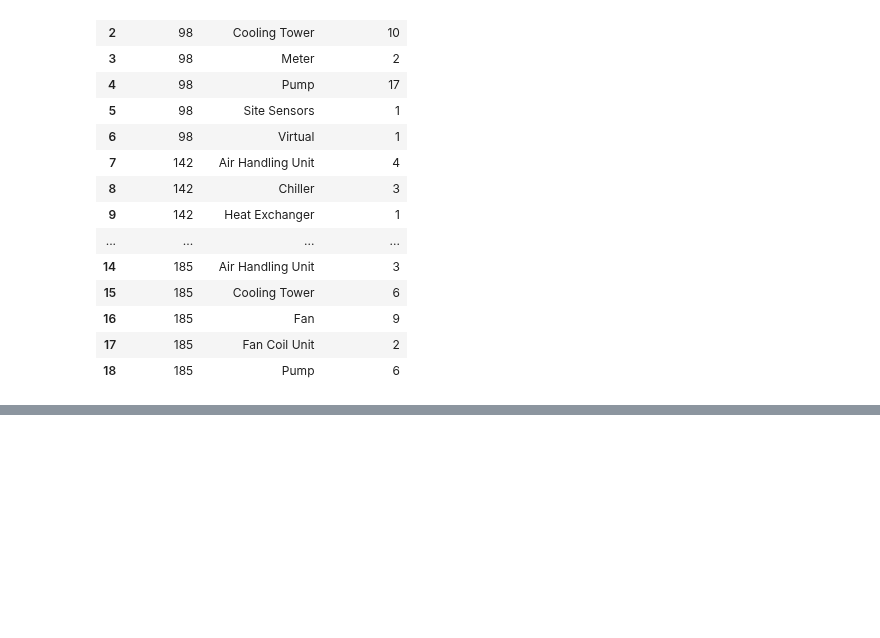
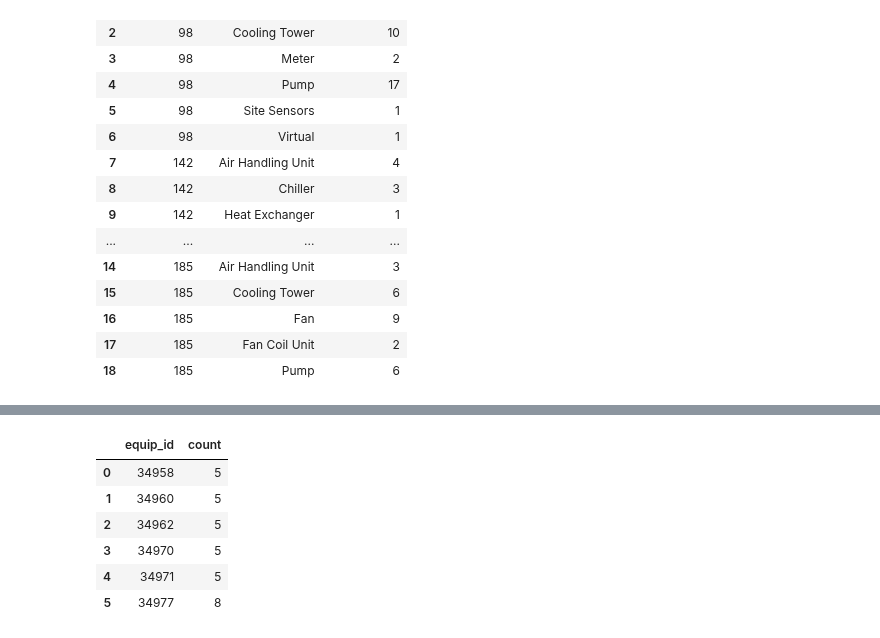
Before and after one commit to yairg98/Data-Driven-Problem-Solving, a Jupyter notebook: Assignments/FinalProjectNotebook.ipynb, the cells around one changed output, grey strips where cells are left out. Saved outputs shown, nothing was run; the diff lists cells and outputs as text; code cells hidden in the pictures; blank space fills up the shorter version.

```diff
--- a/Assignments/FinalProjectNotebook.ipynb
+++ b/Assignments/FinalProjectNotebook.ipynb
@@ -296,0 +275,27 @@ result_points
+# %%
+# Specify ID of building to search for
+building_id = 185
+
+# Choose equipment types to include in search (by abbreviation)
+equip_abbrs = ['CT']
+
+# Get all equipment to include in search
+building_equipment = pd.DataFrame(client.get_building_equipment(building_id))
+query_equip = building_equipment[building_equipment['equip_type_abbr'].isin(equip_abbrs)]
+
+# Select all points for chosen equipment
+query = PointSelector()
+query.equipment = list(query_equip['id'])
+result = client.select_points(query)
+result_points = pd.DataFrame(client.get_points_by_ids(result['points']))
+
+# Show number of points per piece of equipment in search
+result_points.groupby('equip_id').size().reset_index().rename(columns={0:'count'})
+# %% [output]
+|  | equip_id | count |
+| 0 | 34958 | 5 |
+| 1 | 34960 | 5 |
+| 2 | 34962 | 5 |
+| 3 | 34970 | 5 |
+| 4 | 34971 | 5 |
+| 5 | 34977 | 8 |
```
Also changed, not shown: parts of 3 cells of this notebook.
